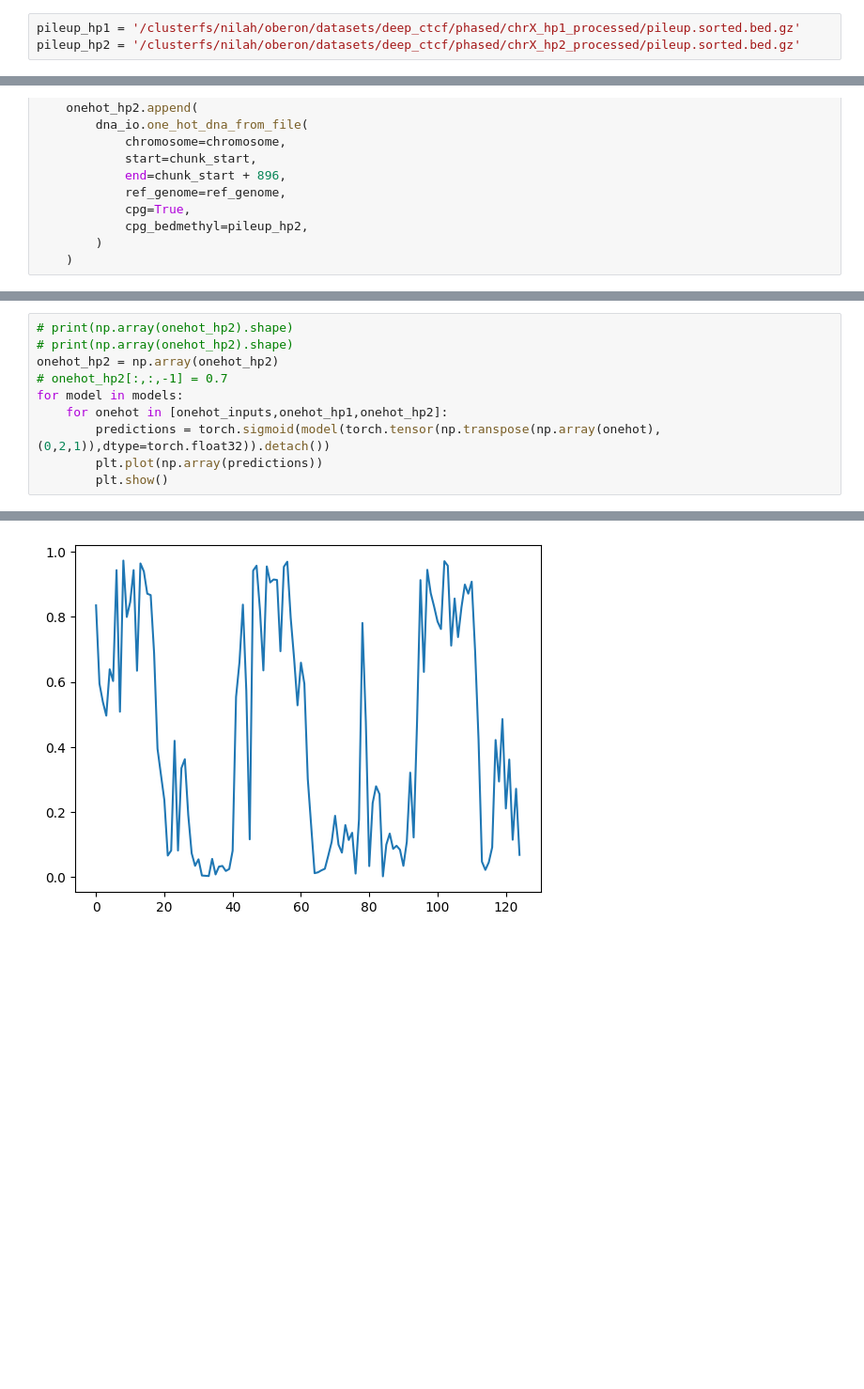
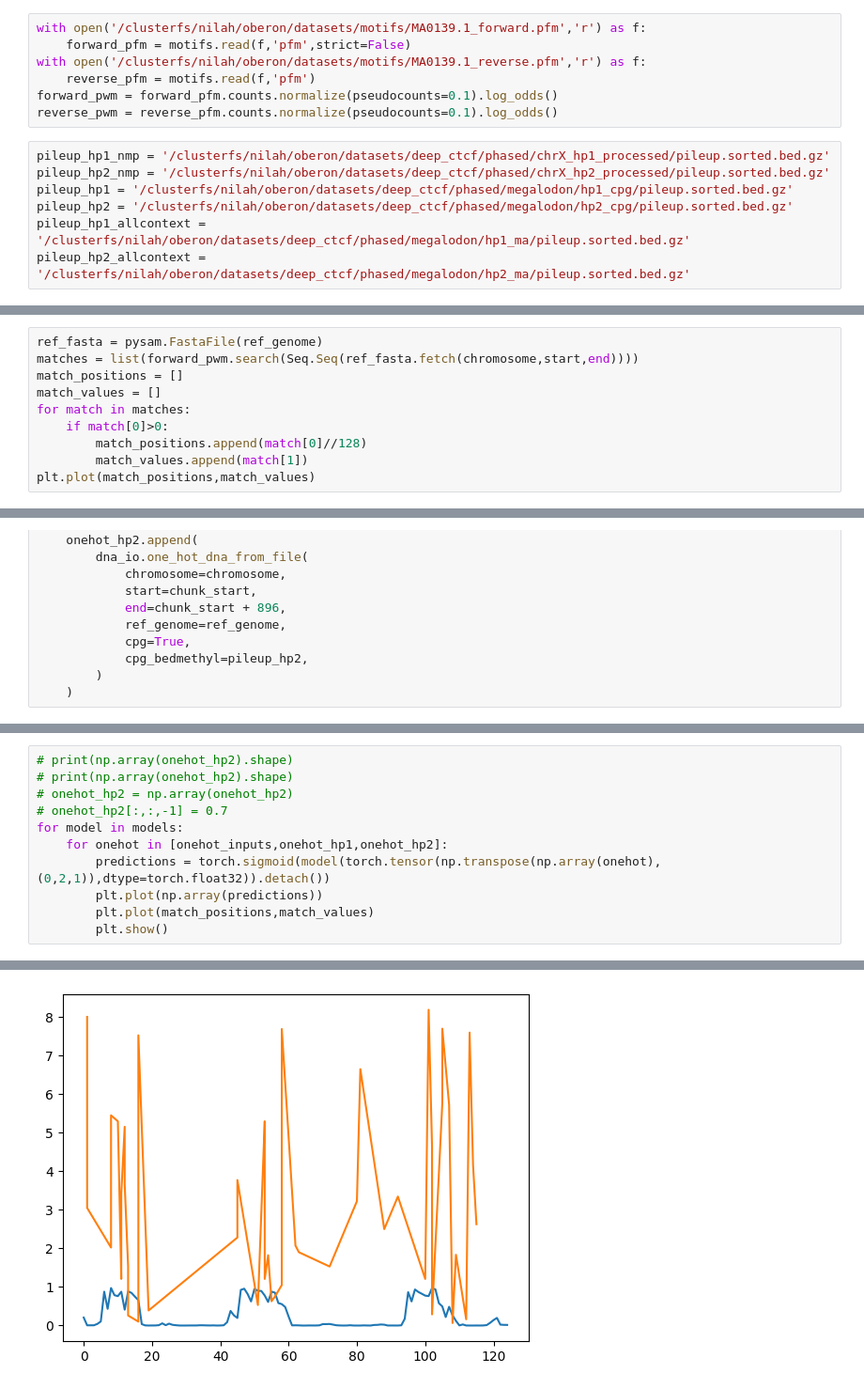
Before and after one commit to OberonDixon/methylseq-net, a Jupyter notebook: visualization/examine_inference.ipynb, the cells around one changed output, grey strips where cells are left out. Shown: that part at 94% size. Cells and saved outputs as stored; diff of their text form; blank space fills up the shorter version.

```diff
--- a/visualization/examine_inference.ipynb
+++ b/visualization/examine_inference.ipynb
@@ -8,9 +10,20 @@ import numpy as np
 ref_genome = '/clusterfs/nilah/oberon/jupyter/chm13.draft_v1.0.fasta'
 CpG_pileup = '/clusterfs/nilah/oberon/datasets/deep_ctcf/cpg_bam_whole_genome/pileup.sorted.bed.gz'
 mA_pileup = '/clusterfs/nilah/oberon/datasets/deep_ctcf/allcontext_bam_whole_genome/pileup.sorted.bed.gz'
+# %%
+with open('/clusterfs/nilah/oberon/datasets/motifs/MA0139.1_forward.pfm','r') as f:
+    forward_pfm = motifs.read(f,'pfm',strict=False)
+with open('/clusterfs/nilah/oberon/datasets/motifs/MA0139.1_reverse.pfm','r') as f:
+    reverse_pfm = motifs.read(f,'pfm')
+forward_pwm = forward_pfm.counts.normalize(pseudocounts=0.1).log_odds()
+reverse_pwm = reverse_pfm.counts.normalize(pseudocounts=0.1).log_odds()
 # %%
-pileup_hp1 = '/clusterfs/nilah/oberon/datasets/deep_ctcf/phased/chrX_hp1_processed/pileup.sorted.bed.gz'
-pileup_hp2 = '/clusterfs/nilah/oberon/datasets/deep_ctcf/phased/chrX_hp2_processed/pileup.sorted.bed.gz'
+pileup_hp1_nmp = '/clusterfs/nilah/oberon/datasets/deep_ctcf/phased/chrX_hp1_processed/pileup.sorted.bed.gz'
+pileup_hp2_nmp = '/clusterfs/nilah/oberon/datasets/deep_ctcf/phased/chrX_hp2_processed/pileup.sorted.bed.gz'
+pileup_hp1 = '/clusterfs/nilah/oberon/datasets/deep_ctcf/phased/megalodon/hp1_cpg/pileup.sorted.bed.gz'
+pileup_hp2 = '/clusterfs/nilah/oberon/datasets/deep_ctcf/phased/megalodon/hp2_cpg/pileup.sorted.bed.gz'
+pileup_hp1_allcontext = '/clusterfs/nilah/oberon/datasets/deep_ctcf/phased/megalodon/hp1_ma/pileup.sorted.bed.gz'
+pileup_hp2_allcontext = '/clusterfs/nilah/oberon/datasets/deep_ctcf/phased/megalodon/hp2_ma/pileup.sorted.bed.gz'
 # %%
 model_paths = [
     '/clusterfs/nilah/oberon/datasets/methylseq-net_deep-ctcf/models/bd417dd_2024-05-20_14-12-34_in4',
@@ -25,0 +41,10 @@ end = 130080000
+# %%
+ref_fasta = pysam.FastaFile(ref_genome)
+matches = list(forward_pwm.search(Seq.Seq(ref_fasta.fetch(chromosome,start,end))))
+match_positions = []
+match_values = []
+for match in matches:
+    if match[0]>0:
+        match_positions.append(match[0]//128)
+        match_values.append(match[1])
+plt.plot(match_positions,match_values)
@@ -75,11 +103,12 @@ plot_enrichment_profile.plot_enrichment_profile(
 # %%
 # print(np.array(onehot_hp2).shape)
 # print(np.array(onehot_hp2).shape)
-onehot_hp2 = np.array(onehot_hp2)
+# onehot_hp2 = np.array(onehot_hp2)
 # onehot_hp2[:,:,-1] = 0.7
 for model in models:
     for onehot in [onehot_inputs,onehot_hp1,onehot_hp2]:
         predictions = torch.sigmoid(model(torch.tensor(np.transpose(np.array(onehot), (0,2,1)),dtype=torch.float32)).detach())
         plt.plot(np.array(predictions))
+        plt.plot(match_positions,match_values)
         plt.show()
 # %% [output]
@@ -90 +119 @@ for model in models:
-[figure, old version]
+[figure, new version]
```
Also changed, not shown: parts of 6 cells of this notebook, 3 other files.
